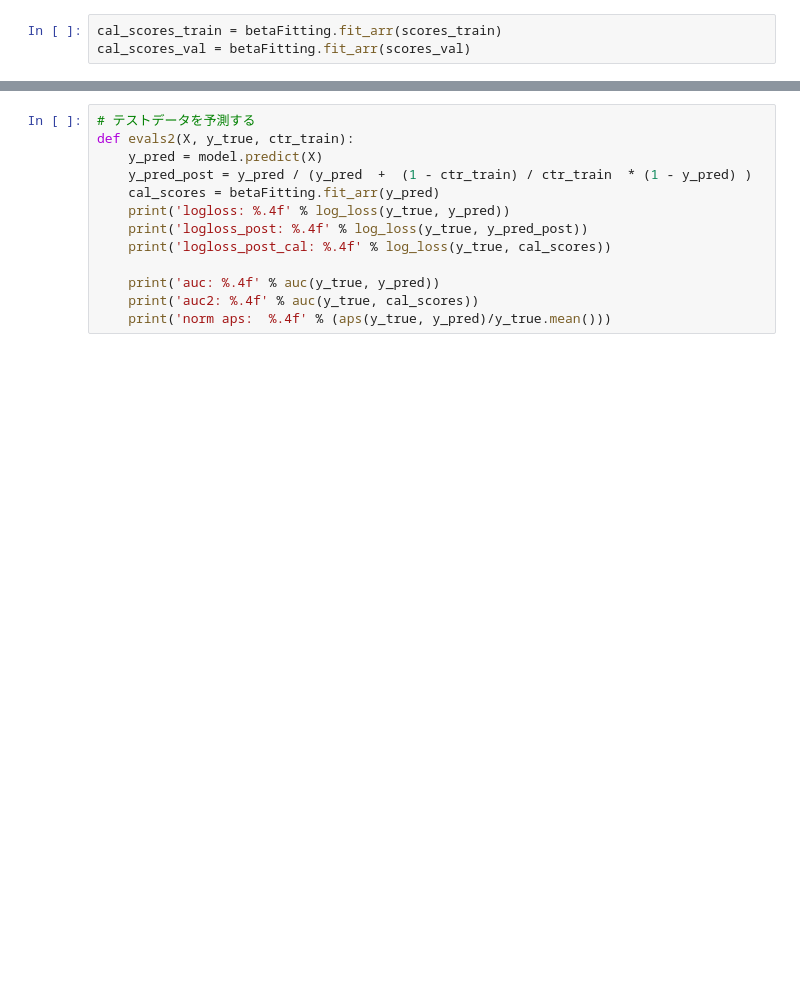
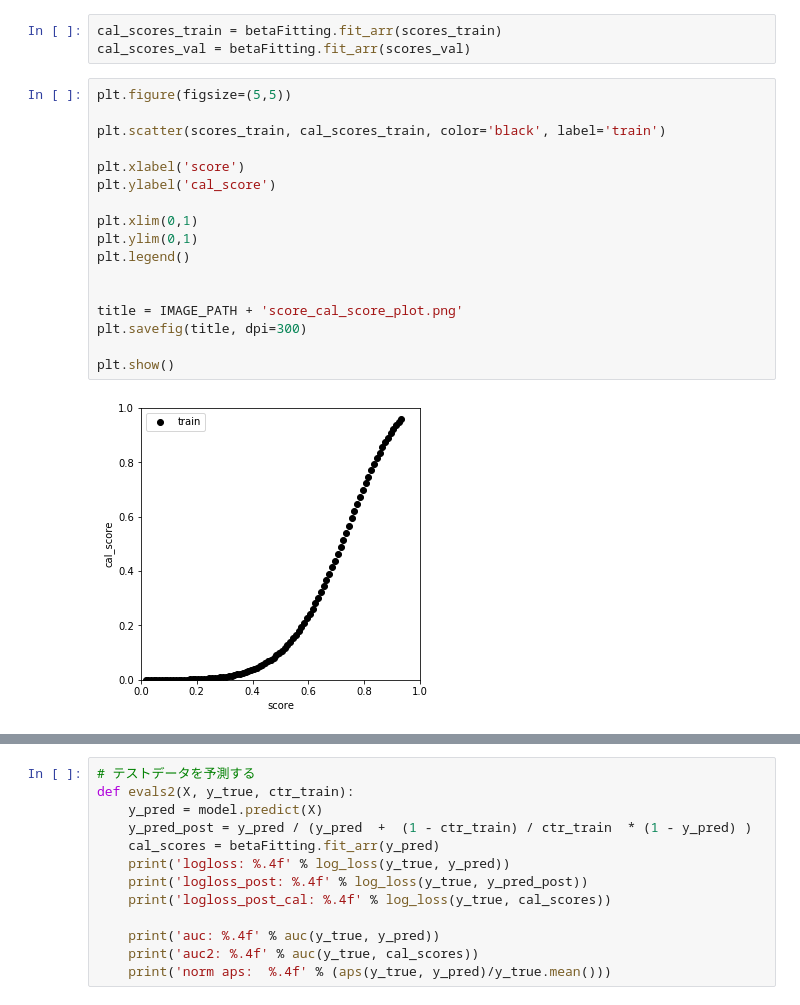
Before and after one commit to Rio114/MachineLearning, a Jupyter notebook: unbalance/src/beta_fitting.ipynb, the cells around one changed output, grey strips where cells are left out. Saved outputs shown, nothing was run; the diff lists cells and outputs as text; blank space fills up the shorter version.

```diff
--- a/unbalance/src/beta_fitting.ipynb
+++ b/unbalance/src/beta_fitting.ipynb
@@ -319,5 +331,24 @@ betaFitting = BetaFitting(model, X_train, y_train)
 # %%
 cal_scores_train = betaFitting.fit_arr(scores_train)
 cal_scores_val = betaFitting.fit_arr(scores_val)
+# %%
+plt.figure(figsize=(5,5))
+
+plt.scatter(scores_train, cal_scores_train, color='black', label='train')
+
+plt.xlabel('score')
+plt.ylabel('cal_score')
+
+plt.xlim(0,1)
+plt.ylim(0,1)
+plt.legend()
+
+
+title = IMAGE_PATH + 'score_cal_score_plot.png'
+plt.savefig(title, dpi=300)
+
+plt.show()
+# %% [output]
+[figure, added]
 # %%
 plt.figure(figsize=(5,5))
```
Also changed, not shown: parts of 12 cells of this notebook, 18 other files.
